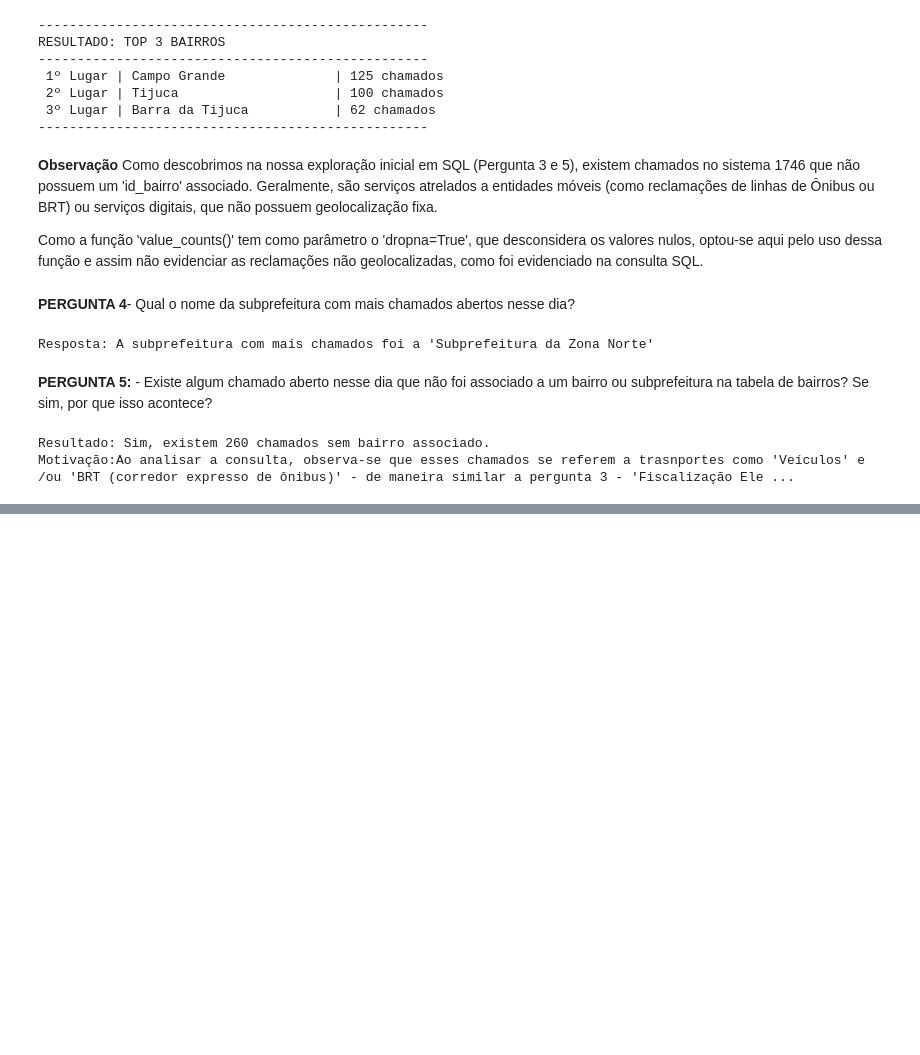
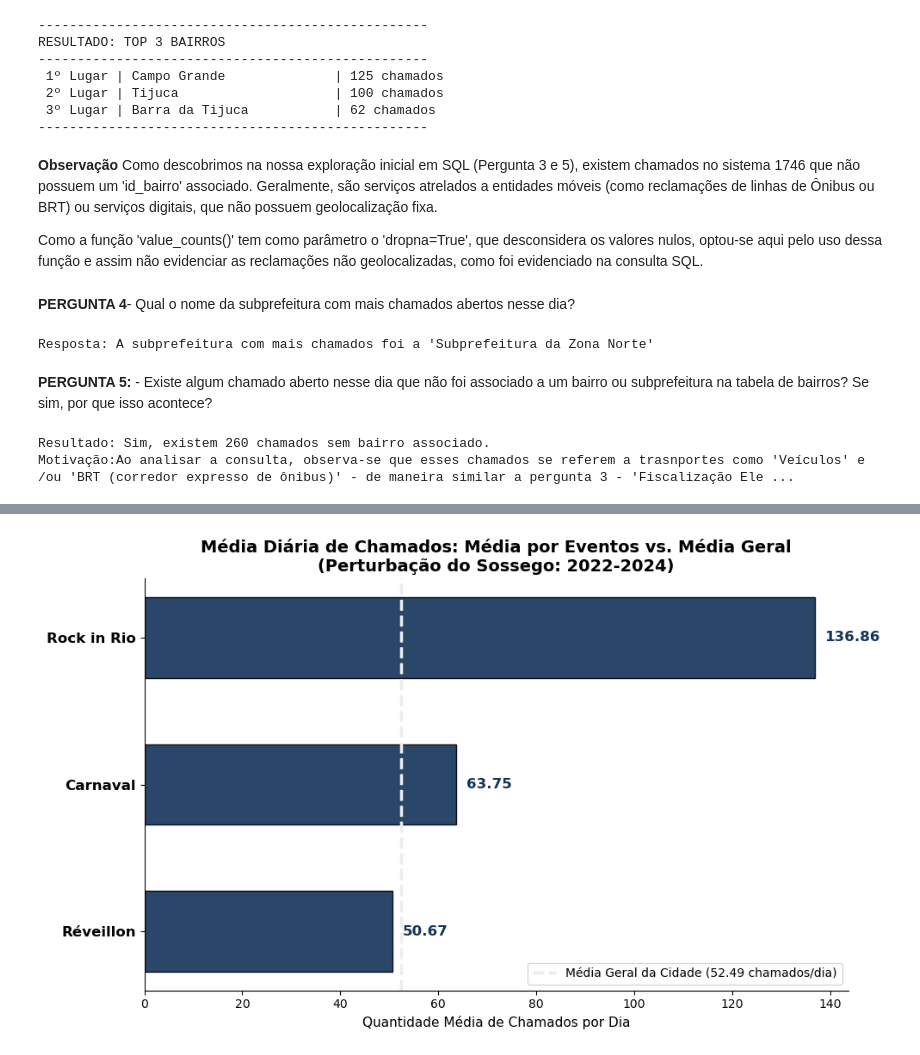
Before and after one commit to uligomesoliveira-beep/desafio-analista-dados-cv-ulisses-gomes, a Jupyter notebook: analise_python.ipynb, the cells around one changed output, grey strips where cells are left out. Saved outputs shown, nothing was run; the diff lists cells and outputs as text; code cells hidden in the pictures; blank space fills up the shorter version.

```diff
--- a/analise_python.ipynb
+++ b/analise_python.ipynb
@@ -100,0 +253,94 @@ Motivação:Ao analisar a consulta, observa-se que esses chamados se referem a t
+# %%
+#Objetivo do código: calcular a média diária de chamados para cada evento, considerando a duração de cada evento, e comparar com a média geral de chamados por dia no período de 2022 a 2024.
+import pandas as pd
+
+df_chamados_p2 = df_chamados_p2.copy()
+df_eventos = df_eventos.copy()
+
+df_chamados_p2["data_inicio"] = pd.to_datetime(df_chamados_p2["data_inicio"]).dt.date
+df_eventos["data_inicial"] = pd.to_datetime(df_eventos["data_inicial"]).dt.date
+df_eventos["data_final"]   = pd.to_datetime(df_eventos["data_final"]).dt.date
+
+
+eventos_alvo = ["Rock in Rio", "Carnaval", "Réveillon"] #filtrando apenas os eventos de interesse para a análise
+
+df_chamados_p2 = df_chamados_p2[
+    (df_chamados_p2["id_subtipo"] == "5071") &
+    (df_chamados_p2["data_inicio"] >= pd.to_datetime("2022-01-01").date()) &
+    (df_chamados_p2["data_inicio"] <= pd.to_datetime("2024-12-31").date())
+].copy()
+
+df_eventos = df_eventos[df_eventos["evento"].isin(eventos_alvo)].copy()
+
+df_eventos = df_eventos.drop_duplicates(subset=["evento", "data_inicial", "data_final"]) #exclui duplicatas caso existam
+
+df_eventos["dias_duracao"] =((pd.to_datetime(df_eventos["data_final"]) - pd.to_datetime(df_eventos["data_inicial"])).dt.days + 1) #calcula a duração de cada evento em dias, adicionando 1 para incluir o dia inicial.
+
+
+df_chamados_p2["_k"] = 1 #cria uma coluna auxiliar para realizar o 'cross join' entre chamados e eventos, permitindo comparar cada chamado por evento.
+df_eventos["_k"] = 1
+
+df_cross = df_chamados_p2.merge(df_eventos, on="_k", how="inner").drop(columns="_k")
+
+df_chamados_eventos = df_cross[
+    (df_cross["data_inicio"] >= df_cross["data_inicial"]) &
+    (df_cross["data_inicio"] <= df_cross["data_final"])
+].copy()
+
+df_edicoes = df_chamados_eventos.groupby(
+    ["evento", "data_inicial", "data_final", "dias_duracao"],
+    as_index=False
+).agg(
+    total_chamados=("id_chamado", "count")
+)
+
+df_consolidado = df_edicoes.groupby("evento", as_index=False).agg( #calcula a média consolidada por evento
+    chamados_totais=("total_chamados", "sum"),
+    dias_totais=("dias_duracao", "sum")
+)
+
+df_consolidado["media_diaria_evento"] = (df_consolidado["chamados_totais"] / df_consolidado["dias_totais"]).round(2)
+
+
+dias_totais_periodo = 1096 #calcula a média geral final
+media_geral = (len(df_chamados_p2) / dias_totais_periodo)
+
+df_consolidado["media_diaria_geral"] = round(media_geral, 2)
+
+
+df_consolidado = df_consolidado.sort_values("media_diaria_evento", ascending=False) #ordena a disposição da análise no dataframe
+
+print(df_consolidado[["evento", "media_diaria_evento", "media_diaria_geral"]].to_string(index=False))
+
+import matplotlib.pyplot as plt #montando g´rafico com 'matplotlib.pyplot' para melhor visualziação dos resultados
+
+fig, ax = plt.subplots(figsize=(10, 6))
+
+df_plot = df_consolidado.sort_values("media_diaria_evento", ascending=True) #ordenando os dados para que o gráfico fique mais intuitivo, com a barra de maior média no topo.
+
+eventos = df_plot['evento'].tolist()
+medias_eventos = df_plot['media_diaria_evento'].tolist()
+
+barras_evento = ax.barh(eventos, medias_eventos, color='#13335a', height=0.55, edgecolor='black', alpha=0.9)
+
+ax.axvline(x=media_geral, color='#eceded', linestyle='--', linewidth=2.5,
+           label=f'Média Geral da Cidade ({media_geral:.2f} chamados/dia)')
+
+for barra in barras_evento: #adicionando rótulos de dados
+    largura = barra.get_width()
+    ax.text(largura + 2, barra.get_y() + barra.get_height()/2,
+            f'{largura:.2f}',
+            va='center', ha='left', fontsize=12, fontweight='bold', color='#13335a')
+
+ax.set_yticklabels(eventos, fontsize=12, fontweight='bold')
+ax.set_title('Média Diária de Chamados: Média por Eventos vs. Média Geral\n(Perturbação do Sossego: 2022-2024)',
+             fontsize=14, fontweight='bold')
+ax.set_xlabel('Quantidade Média de Chamados por Dia', fontsize=11)
+
+ax.spines['top'].set_visible(False) #diminuindo o excesso de recursos gráficos e saturação para melhorar a visualização dos dados
+ax.spines['right'].set_visible(False)
+
+ax.legend(loc='lower right')
+plt.tight_layout()
+plt.show()
+# %% [output]
@@ -100,0 +351 @@ Motivação:Ao analisar a consulta, observa-se que esses chamados se referem a t
+[figure, added]
```
Also changed, not shown: parts of 16 cells of this notebook, 2 other files.
